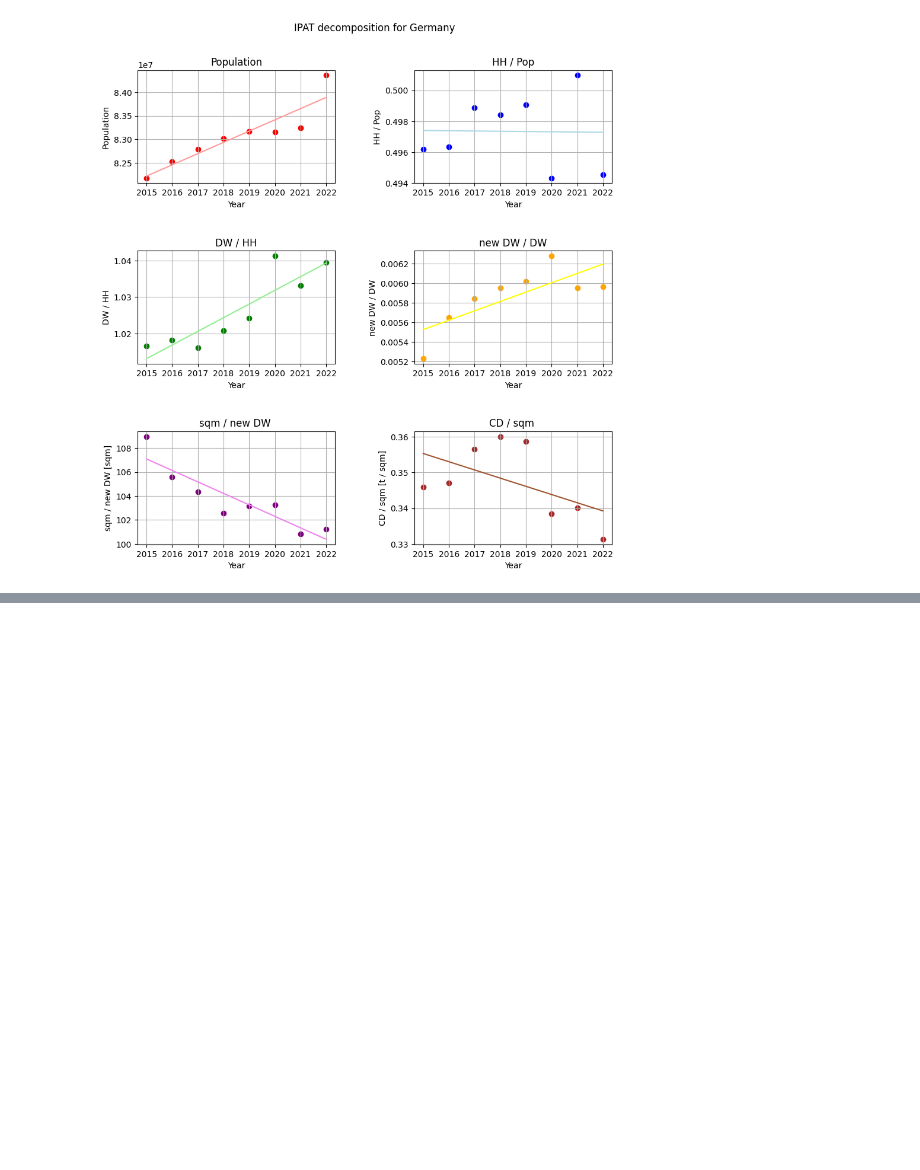
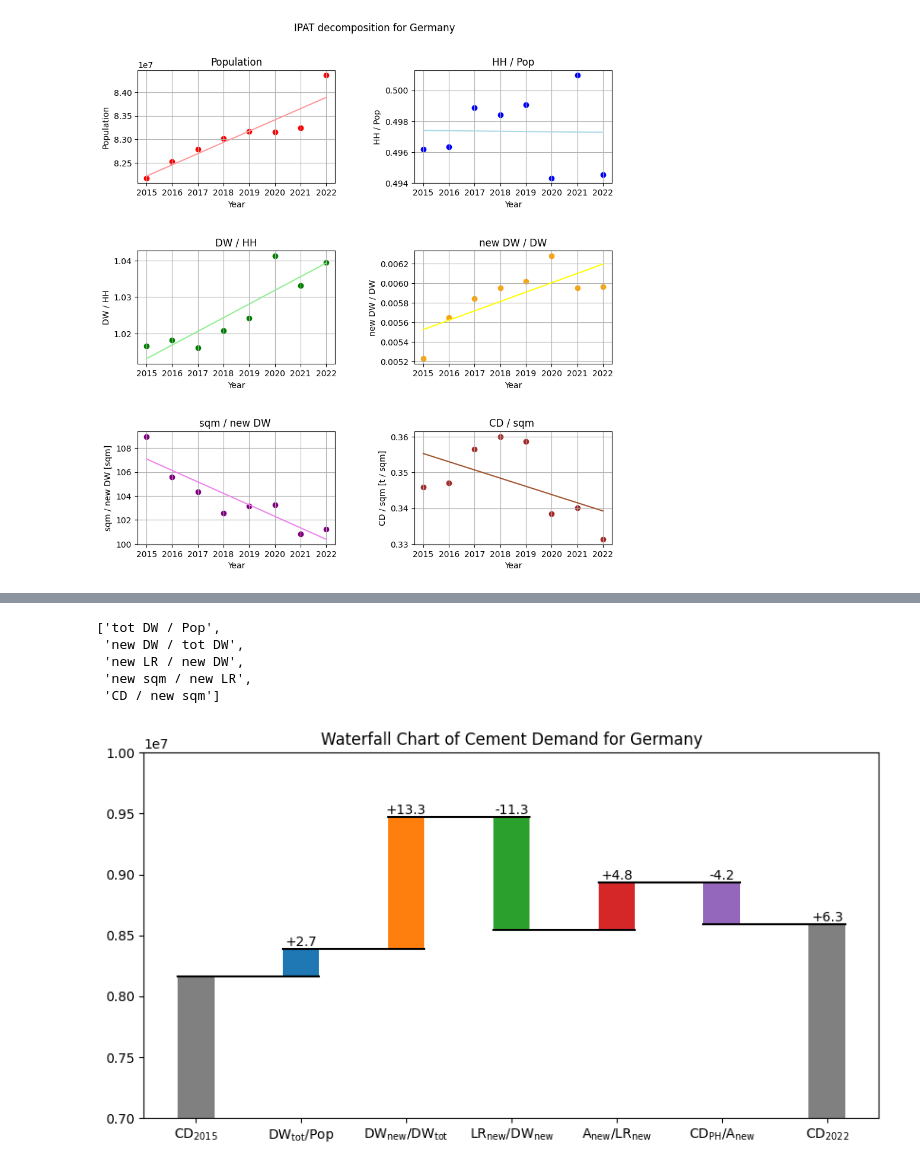
Before and after one commit to pietropecchini/Economic-Growth-and-Sustainability, a Jupyter notebook: analysis.ipynb, the cells around one changed output, grey strips where cells are left out. Saved outputs shown, nothing was run; the diff lists cells and outputs as text; code cells hidden in the pictures; blank space fills up the shorter version.

```diff
--- a/analysis.ipynb
+++ b/analysis.ipynb
@@ -239,0 +330,6 @@ plt.show()
+# %%
+def calc_change(col, start=years[0], end=years[-1]):
+    return (data.loc[end, col] - data.loc[start, col]) / data.loc[start, col]
+
+def calc_cd(col, start=years[0], end=years[-1]):
+    return calc_change(col, start, end) * data.loc[start, "CD"]
@@ -239,0 +361,11 @@ plt.show()
+# %%
+for i in range(7):
+    print(f"Year: {years[i]}")
+    diff_from_data = data.loc[years[i+1], "CD"] - data.loc[years[i], "CD"]
+    diff_calc = 0
+    for factor in ipat_factors:
+        diff_calc += calc_cd(factor, start=years[i], end=years[i+1])
+        print(f"{factor:<20}: {calc_cd(factor, start=years[i], end=years[i+1]):+1.2e}")
+    print(f"{'CD':<20}: {diff_from_data:+1.2e}")
+    print(f"{'Sum':<20}: {diff_calc:+1.2e}")
+    print()
@@ -239,0 +390,37 @@ plt.show()
+# %%
+ipat_factors
+# %% [output]
+['tot DW / Pop',
+ 'new DW / tot DW',
+ 'new LR / new DW',
+ 'new sqm / new LR',
+ 'CD / new sqm']
+# %%
+fig, ax = plt.subplots(1, 1, figsize=(10, 5))
+
+labels = [
+    r"$\text{CD}_{2015}$",
+    r"$\text{DW}_\text{tot} / \text{Pop}$",
+    r"$\text{DW}_\text{new} / \text{DW}_\text{tot}$",
+    r"$\text{LR}_\text{new} / \text{DW}_\text{new}$",
+    r"$\text{A}_\text{new} / \text{LR}_\text{new}$",
+    r"$\text{CD}_\text{PH} / \text{A}_\text{new}$",
+    r"$\text{CD}_{2022}$",
+]
+
+waterfall(
+    ax,
+    labels,
+    [data.loc[years[0], "CD"]]
+    + [calc_cd(factor, start=years[0], end=years[-1]) for factor in ipat_factors]
+    + [-data.loc[years[-1], "CD"]],
+    text=[""] + [f"{calc_change(factor, start=years[0], end=years[-1])*100:+2.1f}"for factor in ipat_factors + ["CD"]],
+    colors=["grey", "tab:blue", "tab:orange", "tab:green", "tab:red", "tab:purple", "grey"],
+    title="Waterfall Chart of Cement Demand for Germany",
+)
+
+fig.savefig("waterfall.png")
+
+plt.show()
+# %% [output]
+[figure, added]
```
Also changed, not shown: parts of 14 cells of this notebook, 3 other files.
